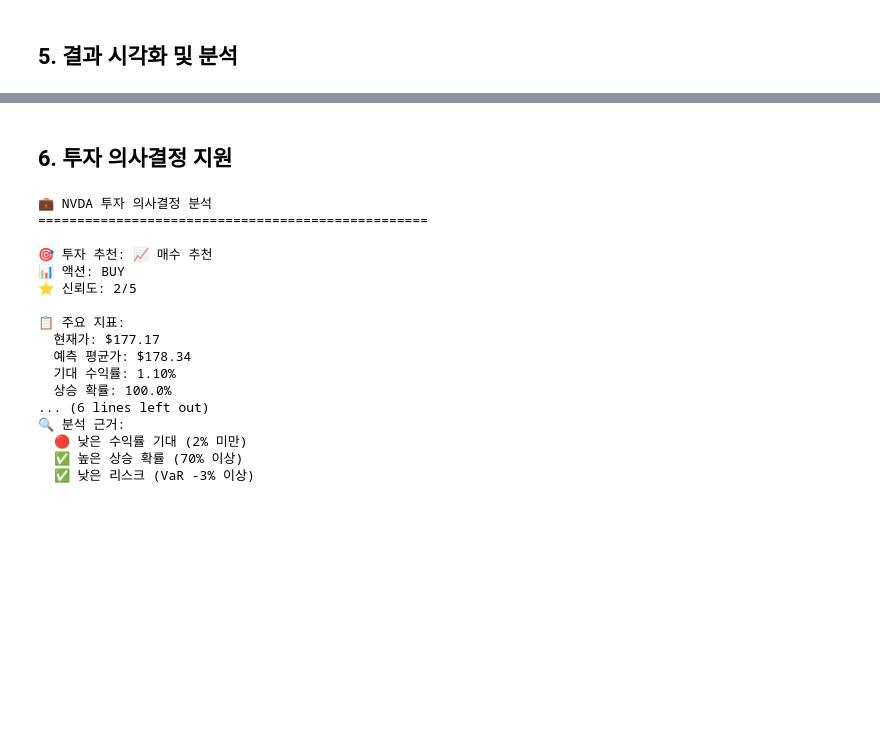
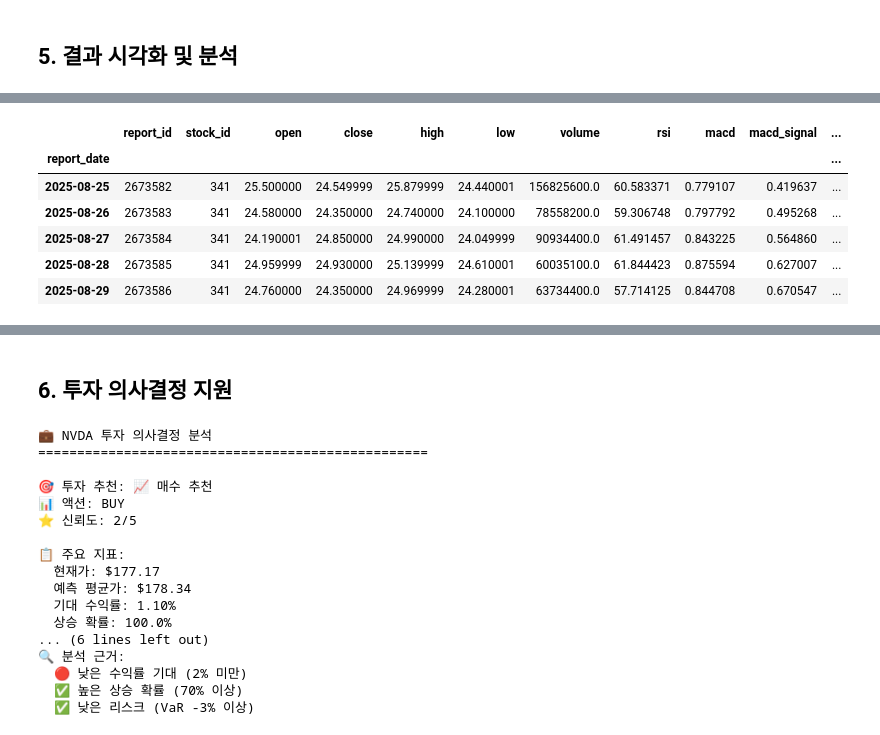
Before and after one commit to SHDS-ESC/StockSimulator-Data, a Jupyter notebook: ipynb/stock_prediction_clean.ipynb, the cells around one changed output, grey strips where cells are left out. Saved outputs shown, nothing was run; the diff lists cells and outputs as text; code cells hidden in the pictures; blank space fills up the shorter version.

```diff
--- a/ipynb/stock_prediction_clean.ipynb
+++ b/ipynb/stock_prediction_clean.ipynb
@@ -492,0 +528,10 @@ plt.rcParams['axes.unicode_minus'] = False  # 마이너스 기호 깨짐 방지
+# %%
+result['train_data'].tail()
+# %% [output]
+|  | report_id | stock_id | open | close | high | low | volume | rsi | macd | macd_signal | ... |
+| report_date |  |  |  |  |  |  |  |  |  |  | ... |
+| 2025-08-25 | 2673582 | 341 | 25.500000 | 24.549999 | 25.879999 | 24.440001 | 156825600.0 | 60.583371 | 0.779107 | 0.419637 | ... |
+| 2025-08-26 | 2673583 | 341 | 24.580000 | 24.350000 | 24.740000 | 24.100000 | 78558200.0 | 59.306748 | 0.797792 | 0.495268 | ... |
+| 2025-08-27 | 2673584 | 341 | 24.190001 | 24.850000 | 24.990000 | 24.049999 | 90934400.0 | 61.491457 | 0.843225 | 0.564860 | ... |
+| 2025-08-28 | 2673585 | 341 | 24.959999 | 24.930000 | 25.139999 | 24.610001 | 60035100.0 | 61.844423 | 0.875594 | 0.627007 | ... |
+| 2025-08-29 | 2673586 | 341 | 24.760000 | 24.350000 | 24.969999 | 24.280001 | 63734400.0 | 57.714125 | 0.844708 | 0.670547 | ... |
```
Also changed, not shown: parts of 14 cells of this notebook.
